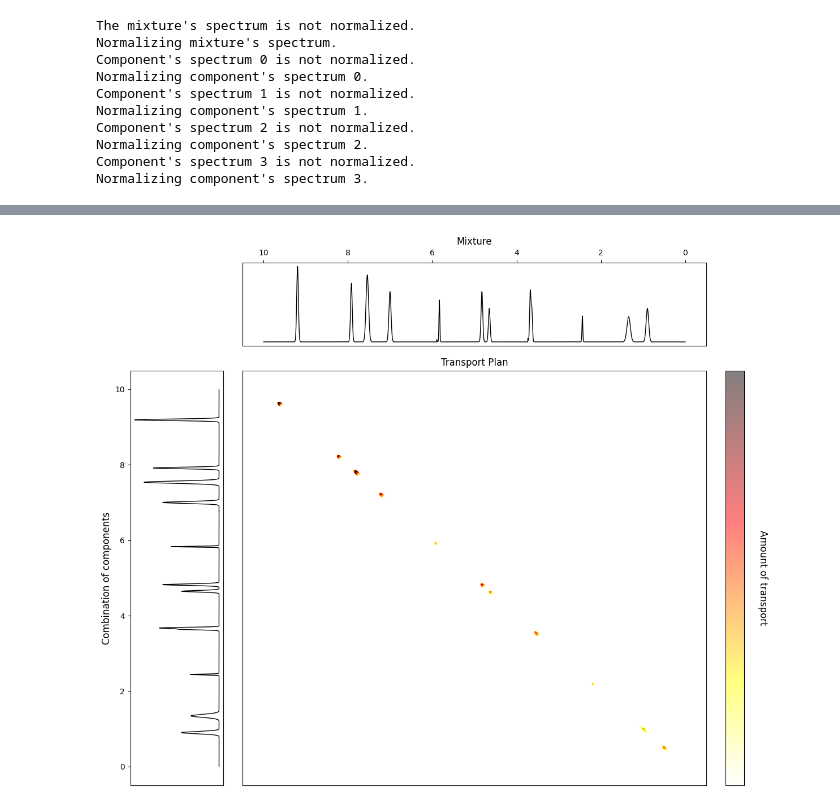
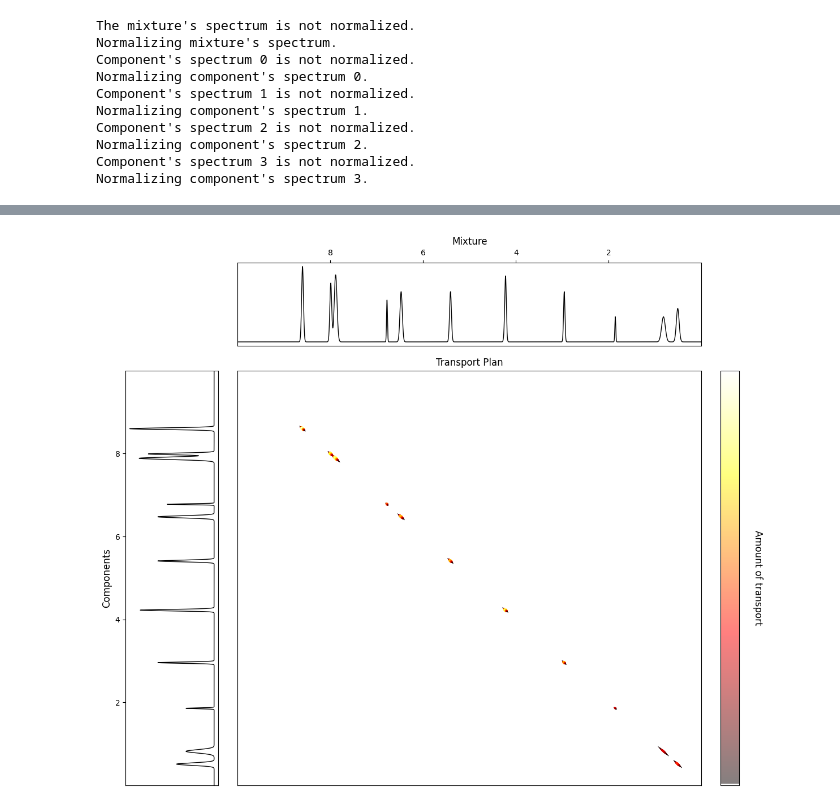
Before and after one commit to BDomzal/magnetstein, a Jupyter notebook: visualization_package/corner_cases.ipynb, the cells around one changed output, grey strips where cells are left out. Saved outputs shown, nothing was run; the diff lists cells and outputs as text; code cells hidden in the pictures.

Commit message:
Replaced function visualising transport plan with the latest version

```diff
--- a/visualization_package/corner_cases.ipynb
+++ b/visualization_package/corner_cases.ipynb
@@ -237,7 +228,7 @@ Noise proportion in combination of components' spectra: -7.220053e-06
 # %%
-visualize_transport_plan(transport_df, mix_confs, wsom_confs, experiment_name=None, lower_lim=None, upper_lim=None, figures_path=None, variant=None, alpha=0.5)
+visualize_transport_plan(transport_df, mix_confs, wsom_confs, reverse_scale=False, alpha=0.5)
 # %% [output]
-[figure, old version]
+[figure, new version]
 # %%
 visualize_transport_distance_distribution(sum_noise_in_mix, sum_noise_in_mix_comp, distances, kappa_comp, kappa_mix)
 # %% [output]
```
Also changed, not shown: parts of 4 cells of this notebook, 1 other file.
